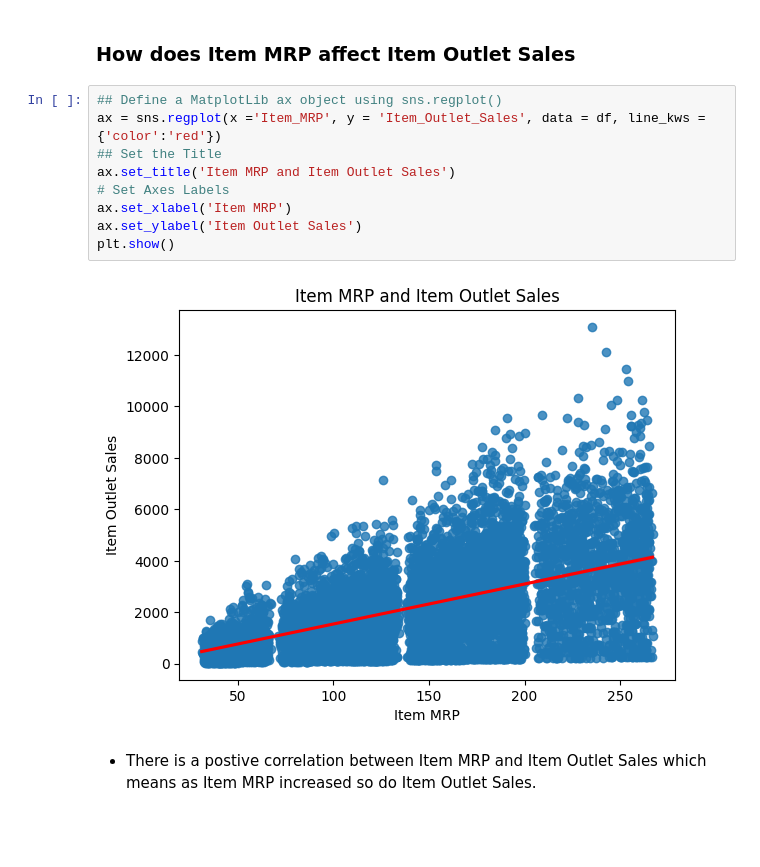
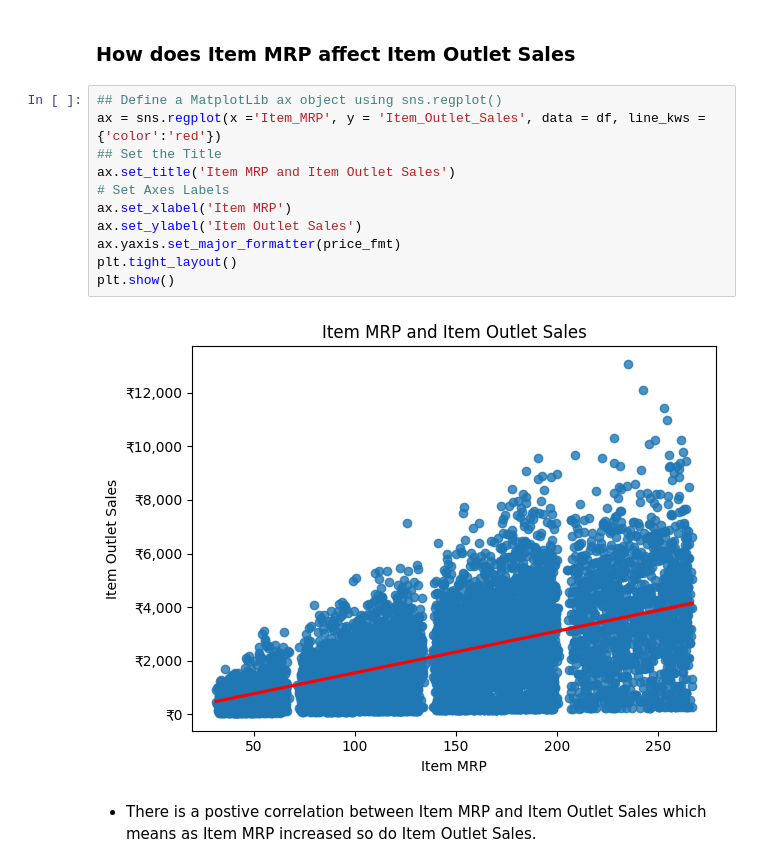
Before and after one commit to evany24/Predictions-of-Product-Sales, a Jupyter notebook: Prediction_of_Product_Sales.ipynb, the cells around one changed output. Drawn from its saved outputs; the diff is of its cells as text; blank space fills up the shorter version.

```diff
--- a/Prediction_of_Product_Sales.ipynb
+++ b/Prediction_of_Product_Sales.ipynb
@@ -537,14 +537,16 @@ sns.pairplot(df);
 # %%
 ## Define a MatplotLib ax object using sns.regplot()
 ax = sns.regplot(x ='Item_MRP', y = 'Item_Outlet_Sales', data = df, line_kws = {'color':'red'})
 ## Set the Title
 ax.set_title('Item MRP and Item Outlet Sales')
 # Set Axes Labels
 ax.set_xlabel('Item MRP')
 ax.set_ylabel('Item Outlet Sales')
+ax.yaxis.set_major_formatter(price_fmt)
+plt.tight_layout()
 plt.show()
 # %% [output]
-[figure, old version]
+[figure, new version]
 # %% [markdown]
 * There is a postive correlation between Item MRP and Item Outlet Sales which means as Item MRP increased so do Item Outlet Sales.
 # %% [markdown]
```
Also changed, not shown: parts of 1 cell of this notebook.
